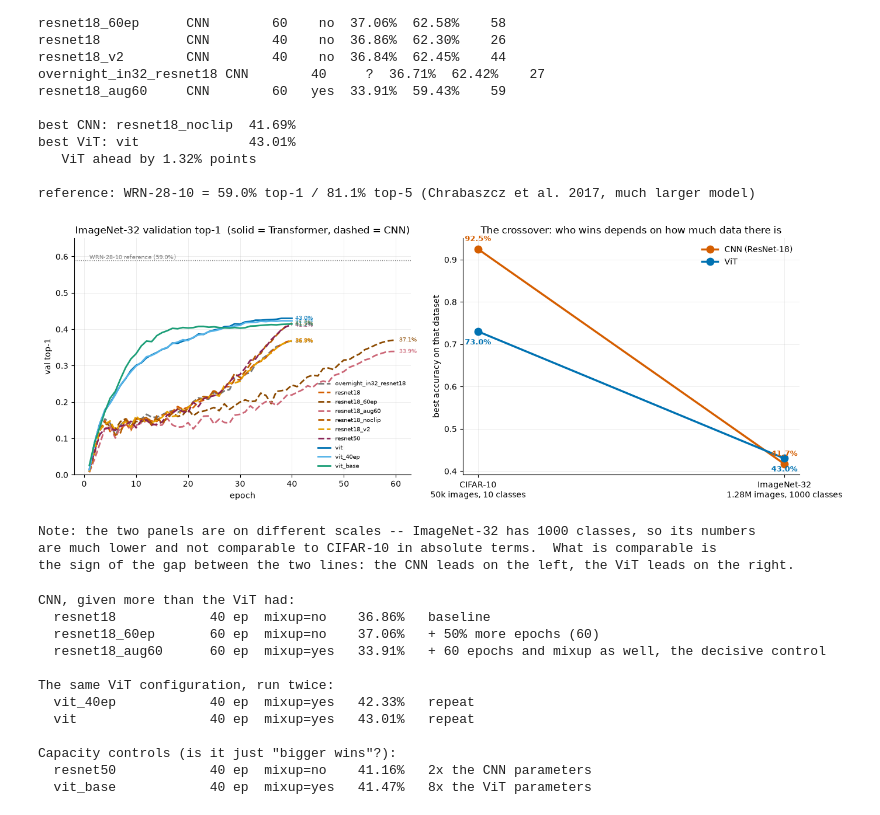
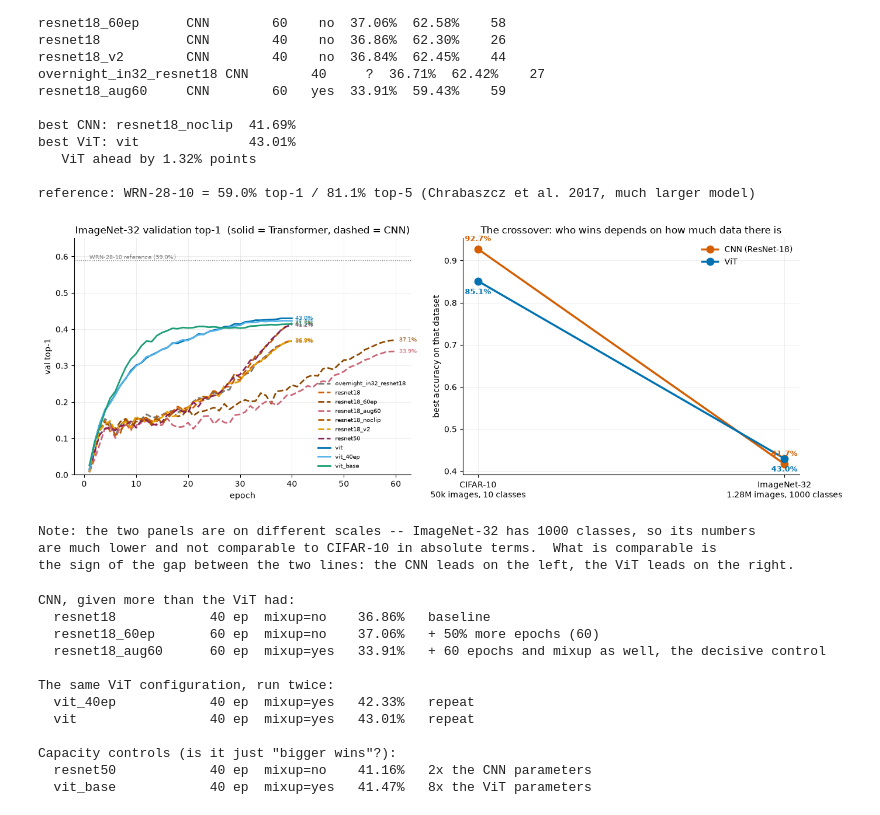
Before and after one commit to TrueRottweiler/WashingtonCsed504, a Jupyter notebook: src/a1-cv/imagenet32_train.ipynb, the cells around one changed output. Cells and saved outputs as stored; diff of their text form; code cells hidden in the pictures.

```diff
--- a/src/a1-cv/imagenet32_train.ipynb
+++ b/src/a1-cv/imagenet32_train.ipynb
@@ -151,39 +151,50 @@ ax1.spines[['top', 'right']].set_visible(False)
 # CIFAR-10 (small data) and ImageNet-32 (large) -- so the CNN's lead at small scale giving way to the
 # ViT at large is visible directly. The CIFAR numbers are the converged results; the ImageNet ones
 # come from best_cnn/best_vit above.
-cifar = {'CNN (ResNet-18)': 0.9250, 'ViT': 0.7303}
+# The CIFAR-10 end of the crossover, read from the console runs on disk rather than typed in here.
+# These were hardcoded once and went stale: the ViT stayed at 73.0% long after it had been retrained
+# to 85.1% with the epochs a Transformer needs, which quietly overstated the CNN's lead by twelve
+# points. Reading the files means this panel cannot drift from the runs again.
+def _cifar_best(tag, recorded):
+    try:
+        return json.load(open(f'{RUNS}/{tag}_result.json'))['best_top1']
+    except (OSError, KeyError, ValueError):
+        return recorded
+
+cifar = {'CNN (ResNet-18)': _cifar_best('cifar10_resnet18', 0.9273),
+         'ViT': _cifar_best('cifar10_vit', 0.8513)}
 inet = {'CNN (ResNet-18)': best_cnn['best_top1'], 'ViT': best_vit['best_top1']}
 x = [0, 1]
 
 # One connecting line per family, from the small-data point to the large-data point.
 for name, col in [('CNN (ResNet-18)', '#D55E00'), ('ViT', '#0072B2')]:
     ax2.plot(x, [cifar[name], inet[name]], marker='o', markersize=9, linewidth=2.5,
              color=col, label=name)
 
 # Label each point with its accuracy, nudging the CNN's labels up and the ViT's down so they don't
 # collide where the two lines cross.
 for i, (name, col) in enumerate([('CNN (ResNet-18)', '#D55E00'), ('ViT', '#0072B2')]):
     for xi, d in zip(x, [cifar[name], inet[name]]):
         ax2.annotate(f'{d:.1%}', xy=(xi, d), xytext=(0, 10 if i == 0 else -16),
                      textcoords='offset points', ha='center', color=col, fontweight='bold', fontsize=9)
 
 ax2.set_xticks(x)
 ax2.set_xticklabels(['CIFAR-10\n50k images, 10 classes', 'ImageNet-32\n1.28M images, 1000 classes'])
 ax2.set_ylabel('best accuracy on that dataset')
 ax2.set_title('The crossover: who wins depends on how much data there is')
 ax2.grid(alpha=0.25, linewidth=0.6); ax2.legend(frameon=False)
 ax2.spines[['top', 'right']].set_visible(False)
 
 plt.tight_layout(); plt.show()
 
 # The two panels sit on different scales -- ImageNet-32 has 1000 classes, so its absolute numbers are
 # much lower and not comparable to CIFAR-10. What is comparable is the sign of the gap between the two
 # lines: the CNN leads on the left, the ViT on the right.
 print('Note: the two panels are on different scales -- ImageNet-32 has 1000 classes, so its numbers')
 print('are much lower and not comparable to CIFAR-10 in absolute terms.  What is comparable is')
 print('the sign of the gap between the two lines: the CNN leads on the left, the ViT leads on the right.')
 # %% [output]
-[figure, old version]
+[figure, new version]
 Note: the two panels are on different scales -- ImageNet-32 has 1000 classes, so its numbers
 are much lower and not comparable to CIFAR-10 in absolute terms.  What is comparable is
 the sign of the gap between the two lines: the CNN leads on the left, the ViT leads on the right.
```
Also changed, not shown: 1 other file.
